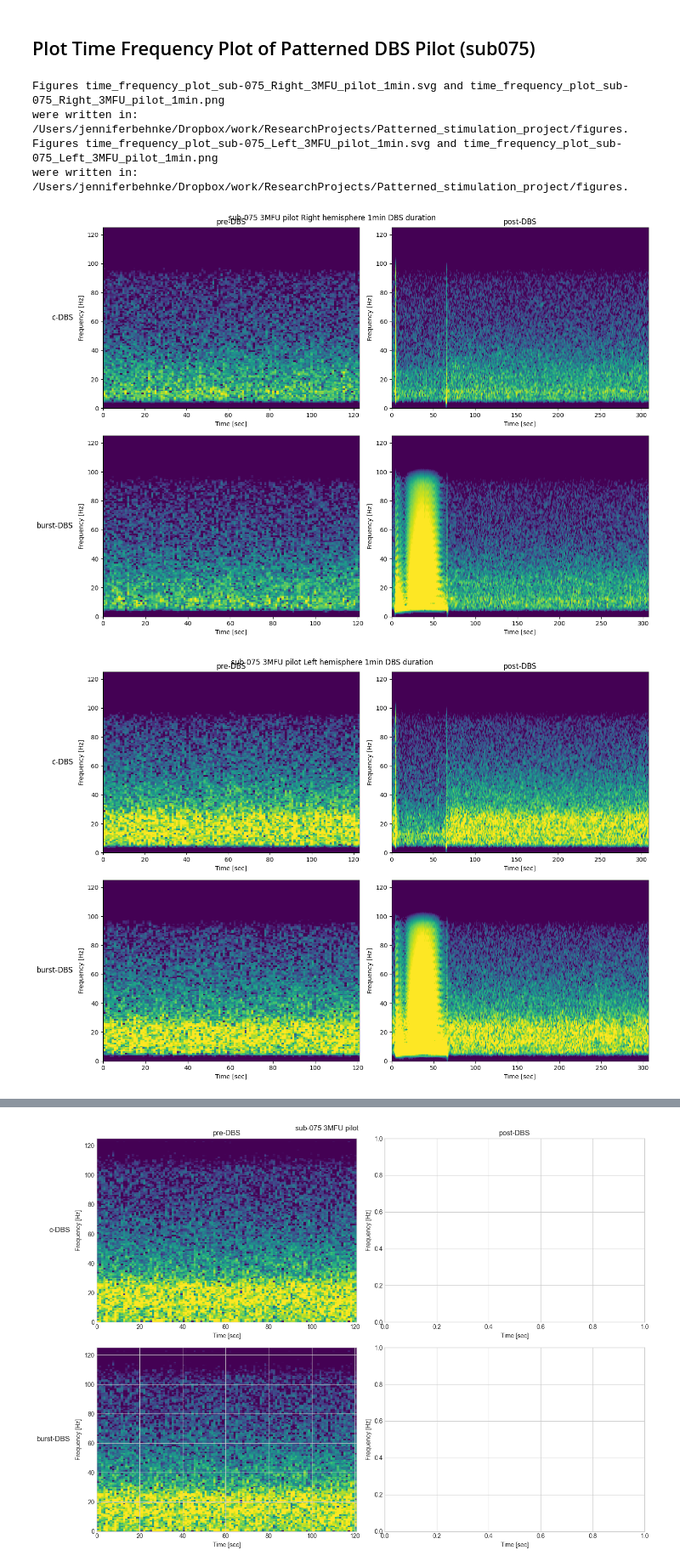
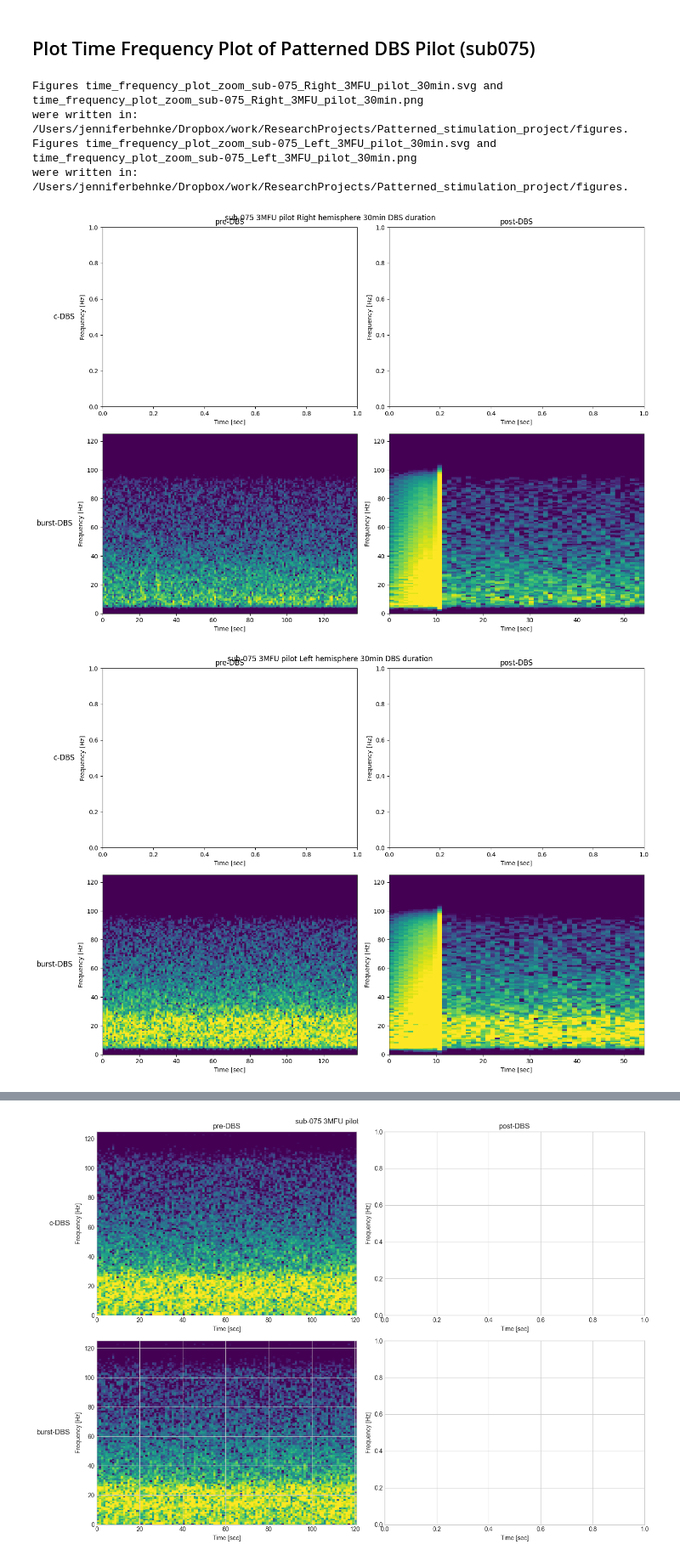
Before and after one commit to JKBehnke/patterned_DBS, a Jupyter notebook: notebooks/patterned_dbs_pilot.ipynb, the cells around one changed output, grey strips where cells are left out. Shown at 85% size. Drawn from its saved outputs; the diff is of its cells as text; code cells hidden in the pictures.

```diff
--- a/notebooks/patterned_dbs_pilot.ipynb
+++ b/notebooks/patterned_dbs_pilot.ipynb
@@ -321,11 +324,11 @@ raw.plot()
 # %% [markdown]
 ## Plot Time Frequency Plot of Patterned DBS Pilot (sub075)
 # %%
-time_frequency = pilot.plot_time_frequency(dbs_duration="1min")
+time_frequency = pilot.plot_time_frequency(dbs_duration="30min", zoom_DBS_off="yes")
 # %% [output]
-Figures time_frequency_plot_sub-075_Right_3MFU_pilot_1min.svg and time_frequency_plot_sub-075_Right_3MFU_pilot_1min.png
+Figures time_frequency_plot_zoom_sub-075_Right_3MFU_pilot_30min.svg and time_frequency_plot_zoom_sub-075_Right_3MFU_pilot_30min.png
 were written in: /Users/jenniferbehnke/Dropbox/work/ResearchProjects/Patterned_stimulation_project/figures.
-Figures time_frequency_plot_sub-075_Left_3MFU_pilot_1min.svg and time_frequency_plot_sub-075_Left_3MFU_pilot_1min.png
+Figures time_frequency_plot_zoom_sub-075_Left_3MFU_pilot_30min.svg and time_frequency_plot_zoom_sub-075_Left_3MFU_pilot_30min.png
 were written in: /Users/jenniferbehnke/Dropbox/work/ResearchProjects/Patterned_stimulation_project/figures.
-[figure, old version]
+[figure, new version]
-[figure, old version]
+[figure, new version]
```
Also changed, not shown: parts of 14 cells of this notebook, 2 other files.
